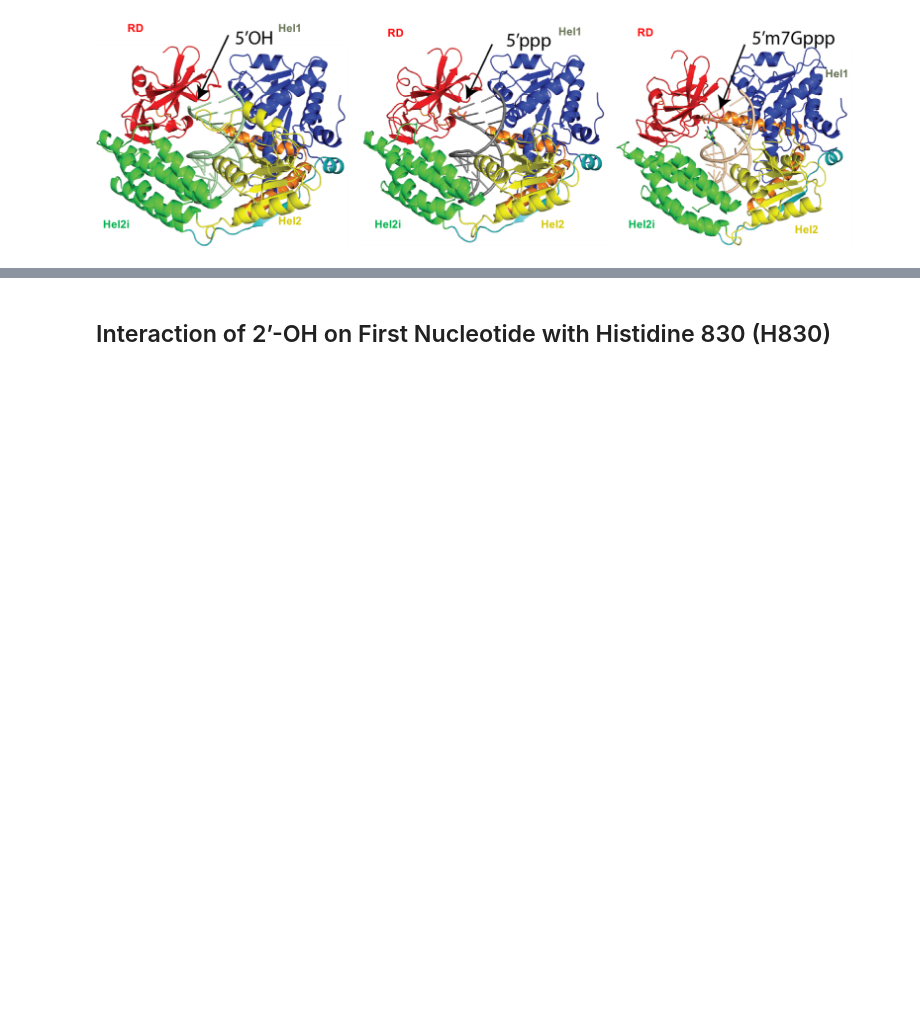
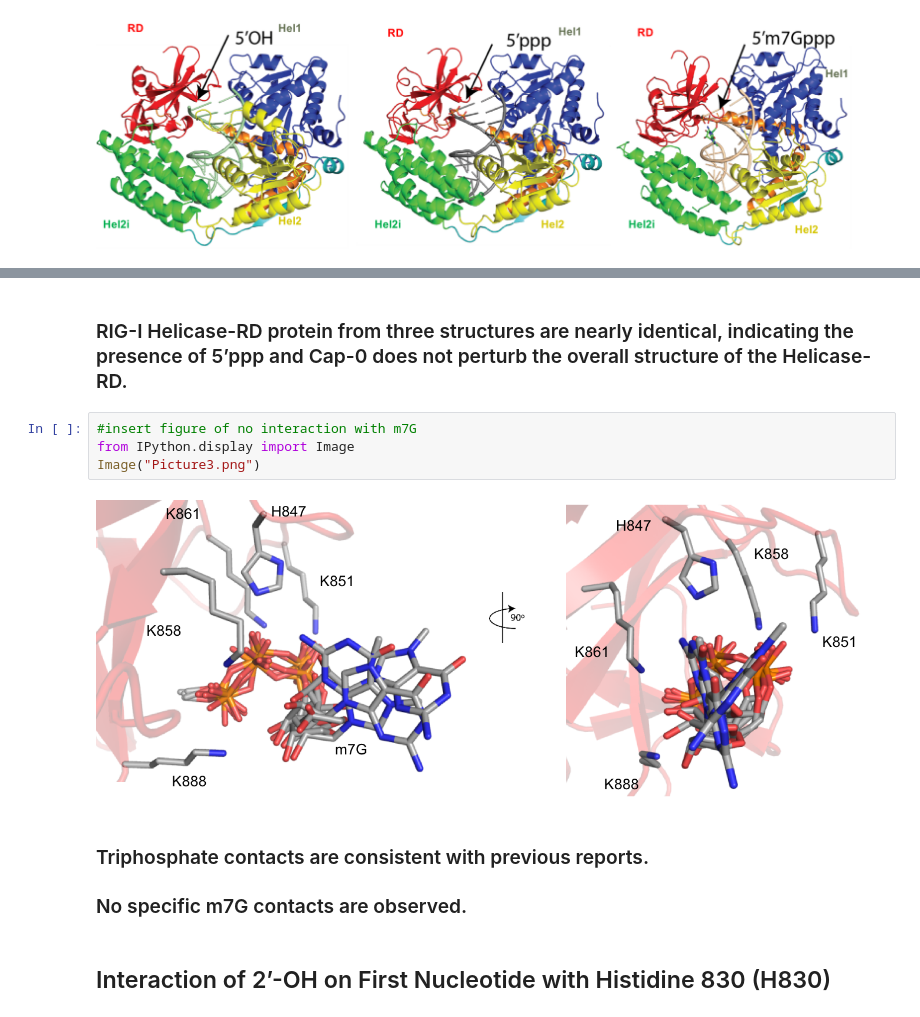
Before and after one commit to BIOF309/10-final-project-beyfea, a Jupyter notebook: Final Project.ipynb, the cells around one changed output, grey strips where cells are left out. Saved outputs shown, nothing was run; the diff lists cells and outputs as text; blank space fills up the shorter version.

```diff
--- a/Final Project.ipynb
+++ b/Final Project.ipynb
@@ -26,3 +26,14 @@ Image("Picture1.png")
+# %% [markdown]
+### RIG-I Helicase-RD protein from three structures are nearly identical, indicating the presence of 5’ppp and Cap-0 does not perturb the overall structure of the Helicase-RD.
+# %%
+#insert figure of no interaction with m7G
+from IPython.display import Image
+Image("Picture3.png")
+# %% [output]
+[figure, added]
+# %% [markdown]
+### Triphosphate contacts are consistent with previous reports.
+### No specific m7G contacts are observed.
 # %% [markdown]
 ## Interaction of 2’-OH on First Nucleotide with Histidine 830 (H830)
 # %%
```
Also changed, not shown: parts of 4 cells of this notebook, 1 other file.
